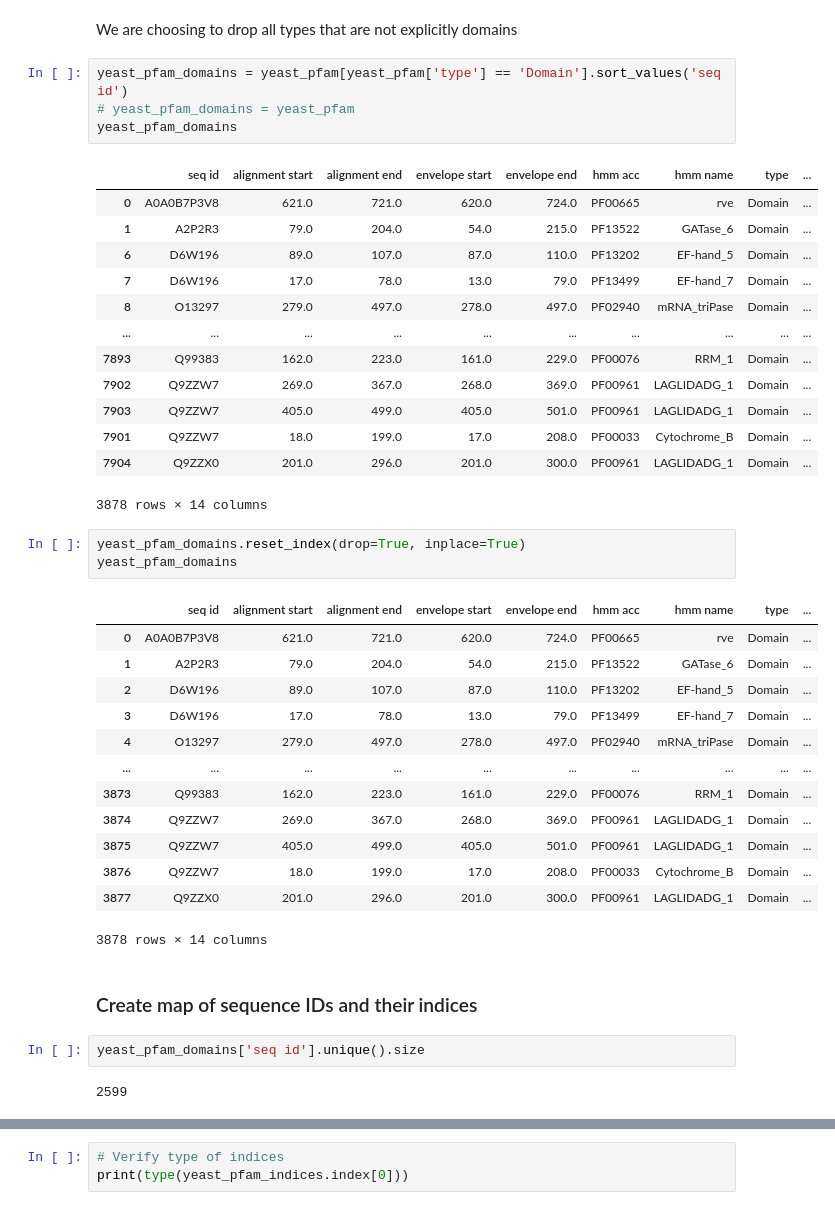
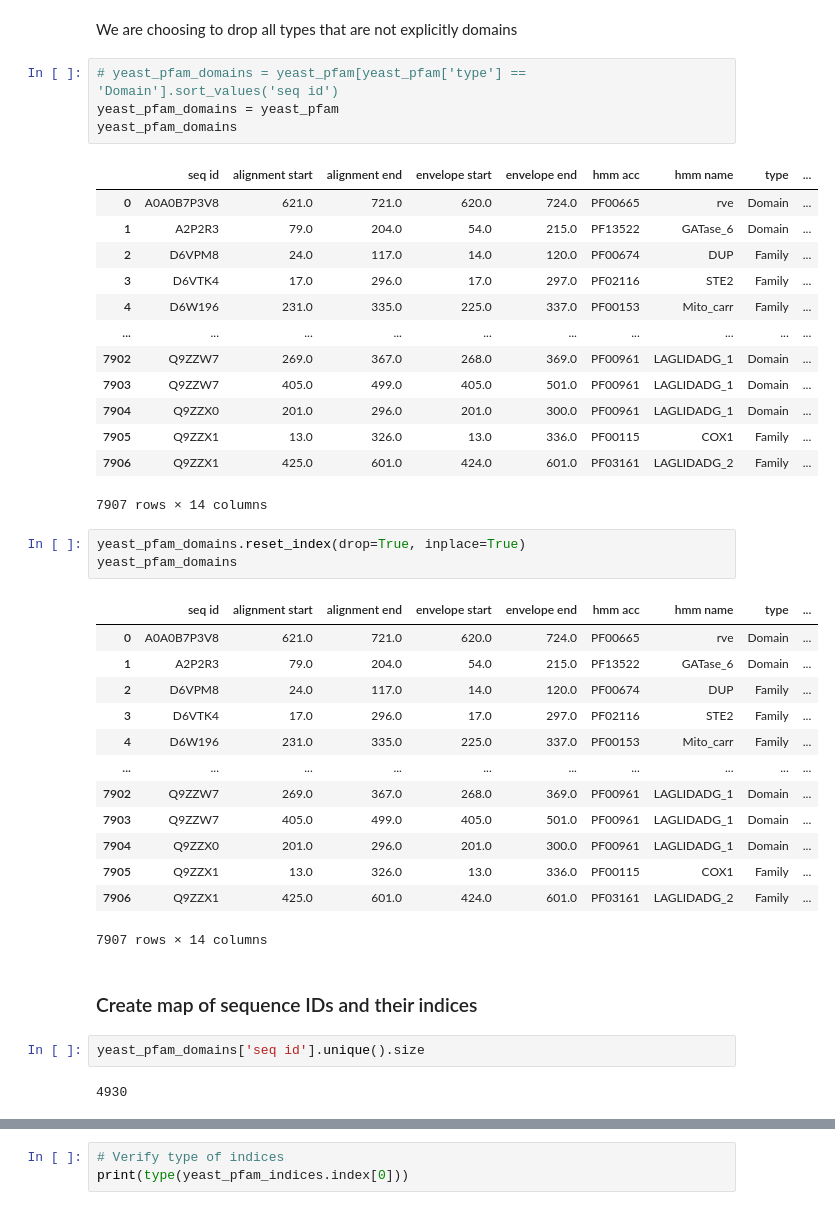
Before and after one commit to jrgreen7/PIPE, a Jupyter notebook: Deep-PIPE-Sites/eda_william.ipynb, the cells around one changed output, grey strips where cells are left out. Saved outputs shown, nothing was run; the diff lists cells and outputs as text.

```diff
--- a/Deep-PIPE-Sites/eda_william.ipynb
+++ b/Deep-PIPE-Sites/eda_william.ipynb
@@ -81,23 +81,23 @@ array(['Domain', 'Family', 'Coiled-coil', 'Repeat', 'Motif', 'Disordered'],
 # %% [markdown]
 We are choosing to drop all types that are not explicitly domains
 # %%
-yeast_pfam_domains = yeast_pfam[yeast_pfam['type'] == 'Domain'].sort_values('seq id')
-# yeast_pfam_domains = yeast_pfam
+# yeast_pfam_domains = yeast_pfam[yeast_pfam['type'] == 'Domain'].sort_values('seq id')
+yeast_pfam_domains = yeast_pfam
 yeast_pfam_domains
 # %% [output]
 |  | seq id | alignment start | alignment end | envelope start | envelope end | hmm acc | hmm name | type | ... |
 | 0 | A0A0B7P3V8 | 621.0 | 721.0 | 620.0 | 724.0 | PF00665 | rve | Domain | ... |
 | 1 | A2P2R3 | 79.0 | 204.0 | 54.0 | 215.0 | PF13522 | GATase_6 | Domain | ... |
-| 6 | D6W196 | 89.0 | 107.0 | 87.0 | 110.0 | PF13202 | EF-hand_5 | Domain | ... |
-| 7 | D6W196 | 17.0 | 78.0 | 13.0 | 79.0 | PF13499 | EF-hand_7 | Domain | ... |
-| 8 | O13297 | 279.0 | 497.0 | 278.0 | 497.0 | PF02940 | mRNA_triPase | Domain | ... |
+| 2 | D6VPM8 | 24.0 | 117.0 | 14.0 | 120.0 | PF00674 | DUP | Family | ... |
+| 3 | D6VTK4 | 17.0 | 296.0 | 17.0 | 297.0 | PF02116 | STE2 | Family | ... |
+| 4 | D6W196 | 231.0 | 335.0 | 225.0 | 337.0 | PF00153 | Mito_carr | Family | ... |
 | ... | ... | ... | ... | ... | ... | ... | ... | ... | ... |
-| 7893 | Q99383 | 162.0 | 223.0 | 161.0 | 229.0 | PF00076 | RRM_1 | Domain | ... |
 | 7902 | Q9ZZW7 | 269.0 | 367.0 | 268.0 | 369.0 | PF00961 | LAGLIDADG_1 | Domain | ... |
 | 7903 | Q9ZZW7 | 405.0 | 499.0 | 405.0 | 501.0 | PF00961 | LAGLIDADG_1 | Domain | ... |
-| 7901 | Q9ZZW7 | 18.0 | 199.0 | 17.0 | 208.0 | PF00033 | Cytochrome_B | Domain | ... |
 | 7904 | Q9ZZX0 | 201.0 | 296.0 | 201.0 | 300.0 | PF00961 | LAGLIDADG_1 | Domain | ... |
+| 7905 | Q9ZZX1 | 13.0 | 326.0 | 13.0 | 336.0 | PF00115 | COX1 | Family | ... |
+| 7906 | Q9ZZX1 | 425.0 | 601.0 | 424.0 | 601.0 | PF03161 | LAGLIDADG_2 | Family | ... |
-3878 rows × 14 columns
+7907 rows × 14 columns
 # %%
 yeast_pfam_domains.reset_index(drop=True, inplace=True)
 yeast_pfam_domains
@@ -105,22 +105,22 @@ yeast_pfam_domains
 |  | seq id | alignment start | alignment end | envelope start | envelope end | hmm acc | hmm name | type | ... |
 | 0 | A0A0B7P3V8 | 621.0 | 721.0 | 620.0 | 724.0 | PF00665 | rve | Domain | ... |
 | 1 | A2P2R3 | 79.0 | 204.0 | 54.0 | 215.0 | PF13522 | GATase_6 | Domain | ... |
-| 2 | D6W196 | 89.0 | 107.0 | 87.0 | 110.0 | PF13202 | EF-hand_5 | Domain | ... |
-| 3 | D6W196 | 17.0 | 78.0 | 13.0 | 79.0 | PF13499 | EF-hand_7 | Domain | ... |
-| 4 | O13297 | 279.0 | 497.0 | 278.0 | 497.0 | PF02940 | mRNA_triPase | Domain | ... |
+| 2 | D6VPM8 | 24.0 | 117.0 | 14.0 | 120.0 | PF00674 | DUP | Family | ... |
+| 3 | D6VTK4 | 17.0 | 296.0 | 17.0 | 297.0 | PF02116 | STE2 | Family | ... |
+| 4 | D6W196 | 231.0 | 335.0 | 225.0 | 337.0 | PF00153 | Mito_carr | Family | ... |
 | ... | ... | ... | ... | ... | ... | ... | ... | ... | ... |
-| 3873 | Q99383 | 162.0 | 223.0 | 161.0 | 229.0 | PF00076 | RRM_1 | Domain | ... |
-| 3874 | Q9ZZW7 | 269.0 | 367.0 | 268.0 | 369.0 | PF00961 | LAGLIDADG_1 | Domain | ... |
-| 3875 | Q9ZZW7 | 405.0 | 499.0 | 405.0 | 501.0 | PF00961 | LAGLIDADG_1 | Domain | ... |
-| 3876 | Q9ZZW7 | 18.0 | 199.0 | 17.0 | 208.0 | PF00033 | Cytochrome_B | Domain | ... |
-| 3877 | Q9ZZX0 | 201.0 | 296.0 | 201.0 | 300.0 | PF00961 | LAGLIDADG_1 | Domain | ... |
+| 7902 | Q9ZZW7 | 269.0 | 367.0 | 268.0 | 369.0 | PF00961 | LAGLIDADG_1 | Domain | ... |
+| 7903 | Q9ZZW7 | 405.0 | 499.0 | 405.0 | 501.0 | PF00961 | LAGLIDADG_1 | Domain | ... |
+| 7904 | Q9ZZX0 | 201.0 | 296.0 | 201.0 | 300.0 | PF00961 | LAGLIDADG_1 | Domain | ... |
+| 7905 | Q9ZZX1 | 13.0 | 326.0 | 13.0 | 336.0 | PF00115 | COX1 | Family | ... |
+| 7906 | Q9ZZX1 | 425.0 | 601.0 | 424.0 | 601.0 | PF03161 | LAGLIDADG_2 | Family | ... |
-3878 rows × 14 columns
+7907 rows × 14 columns
 # %% [markdown]
 ### Create map of sequence IDs and their indices
 # %%
 yeast_pfam_domains['seq id'].unique().size
 # %% [output]
-2599
+4930
 # %%
 # Make unique uniprot IDs as index
 yeast_pfam_indices = pd.Series(index=yeast_pfam_domains['seq id'].unique(), dtype=object)
```
Also changed, not shown: parts of 12 cells of this notebook, 2 other files.
